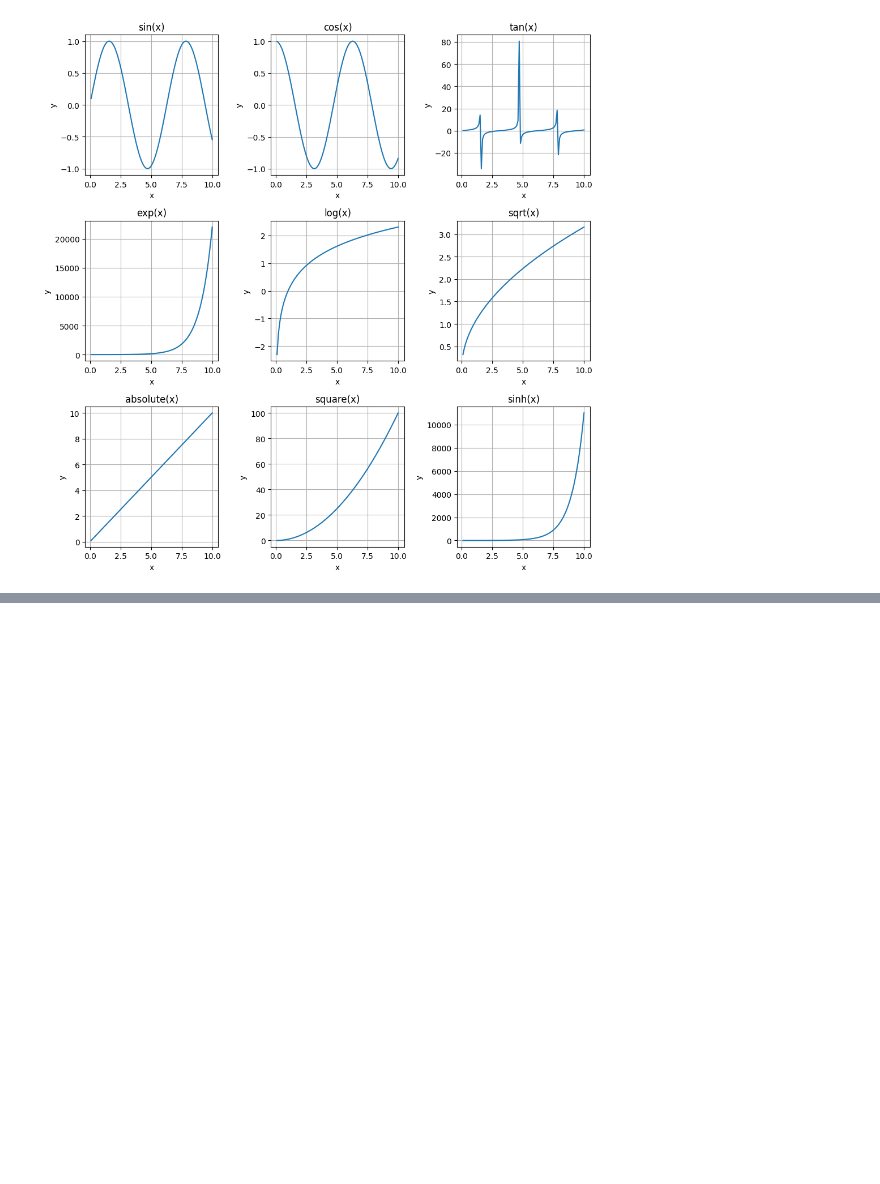
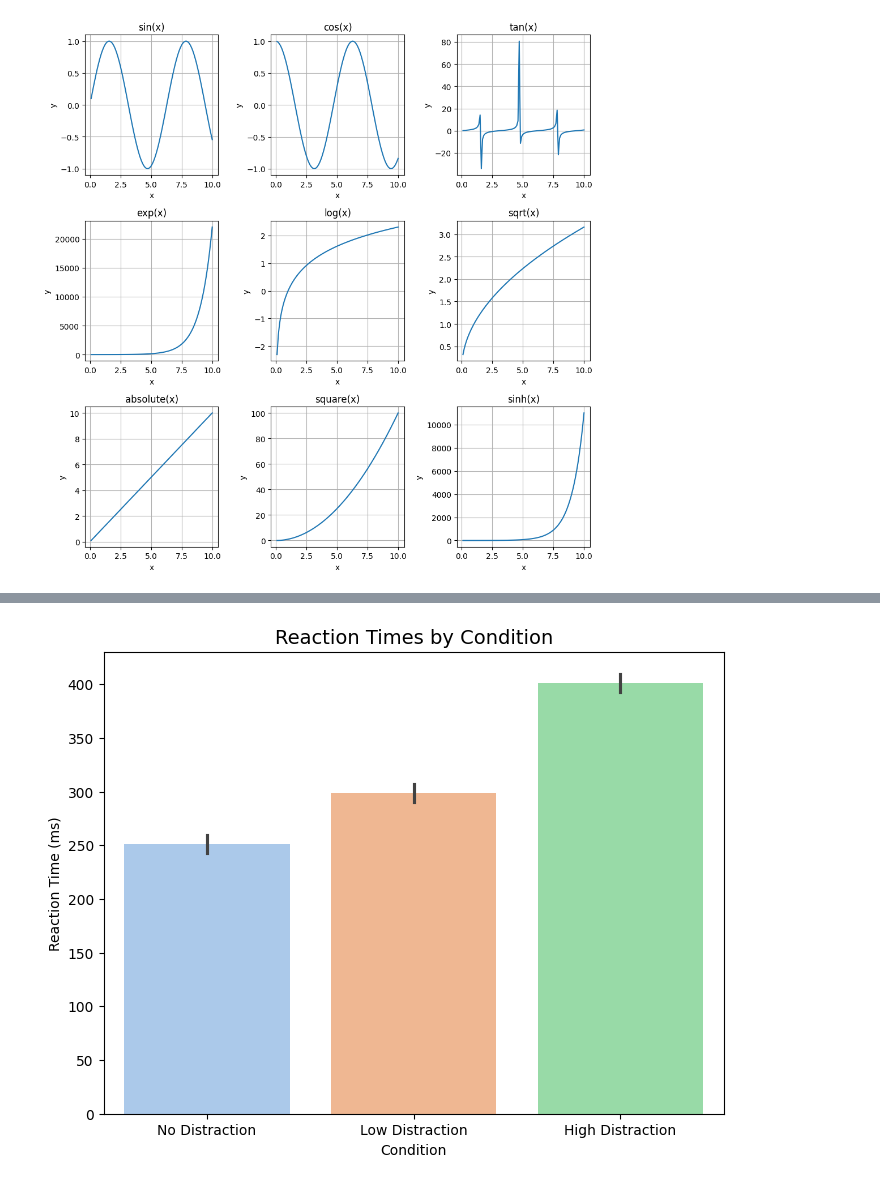
Before and after one commit to mibur1/psy111, a Jupyter notebook: book/solutions/5_Scientific_comp.ipynb, the cells around one changed output, grey strips where cells are left out. Cells and saved outputs as stored; diff of their text form; code cells hidden in the pictures; blank space fills up the shorter version.

```diff
--- a/book/solutions/5_Scientific_comp.ipynb
+++ b/book/solutions/5_Scientific_comp.ipynb
@@ -537,0 +566,26 @@ plt.show()
+# %%
+import seaborn as sns
+
+conditions = ['No Distraction', 'Low Distraction', 'High Distraction']
+reaction_times = [
+    [240, 250, 260, 255],  # No Distraction
+    [290, 300, 310, 295],  # Low Distraction
+    [390, 400, 410, 405]   # High Distraction
+]
+
+# Convert data to a DataFrame
+data = []
+for condition, times in zip(conditions, reaction_times):
+    for time in times:
+        data.append({"Condition": condition, "Reaction Time (ms)": time})
+
+df = pd.DataFrame(data)
+
+# Create the bar plot
+plt.figure(figsize=(8, 6))
+sns.barplot(x="Condition", y="Reaction Time (ms)", data=df, errorbar="sd", palette="pastel", hue="Condition")
+
+plt.title('Reaction Times by Condition', fontsize=14)
+plt.show()
+# %% [output]
+[figure, added]
```
Also changed, not shown: parts of 9 cells of this notebook, 2 other files.
